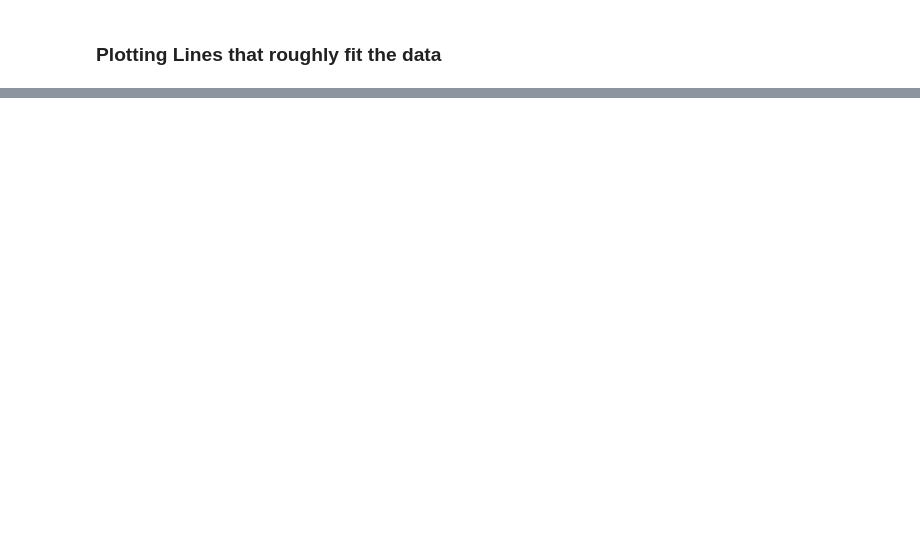
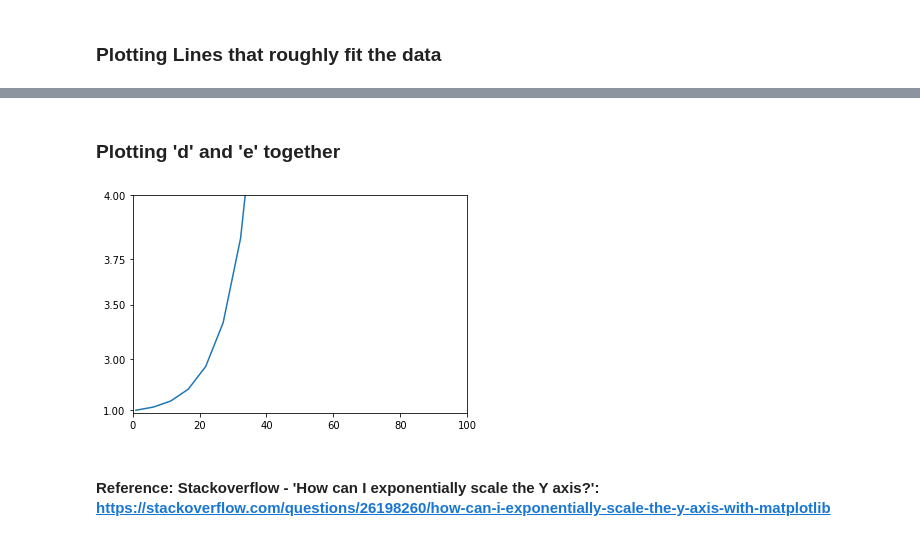
Before and after one commit to PJFinnerty/Machine-Learning-and-Statistics, a Jupyter notebook: Research.ipynb, the cells around one changed output, grey strips where cells are left out. Saved outputs shown, nothing was run; the diff lists cells and outputs as text; code cells hidden in the pictures; blank space fills up the shorter version.

```diff
--- a/Research.ipynb
+++ b/Research.ipynb
@@ -125,0 +132,22 @@ plt.show()
+# %% [markdown]
+### Plotting 'd' and 'e' together
+# %%
+d = np.linspace(1, 100, 20)
+e = np.linspace(1, 10, 20)
+
+fig, ax = plt.subplots()
+ax.plot(d, e)
+
+exp = lambda d: 4**(d)
+log = lambda d: np.log(d)
+
+# Set y scale to exponential
+ax.set_yscale('function', functions=(exp, log))
+ax.set(xlim=(0,100), ylim=(0,4))
+ax.set_yticks([1, 3, 3.5, 3.75, 4.0])
+
+plt.show()
+# %% [output]
+[figure, added]
+# %% [markdown]
+#### Reference: Stackoverflow - 'How can I exponentially scale the Y axis?': https://stackoverflow.com/questions/26198260/how-can-i-exponentially-scale-the-y-axis-with-matplotlib
```
Also changed, not shown: parts of 4 cells of this notebook.
